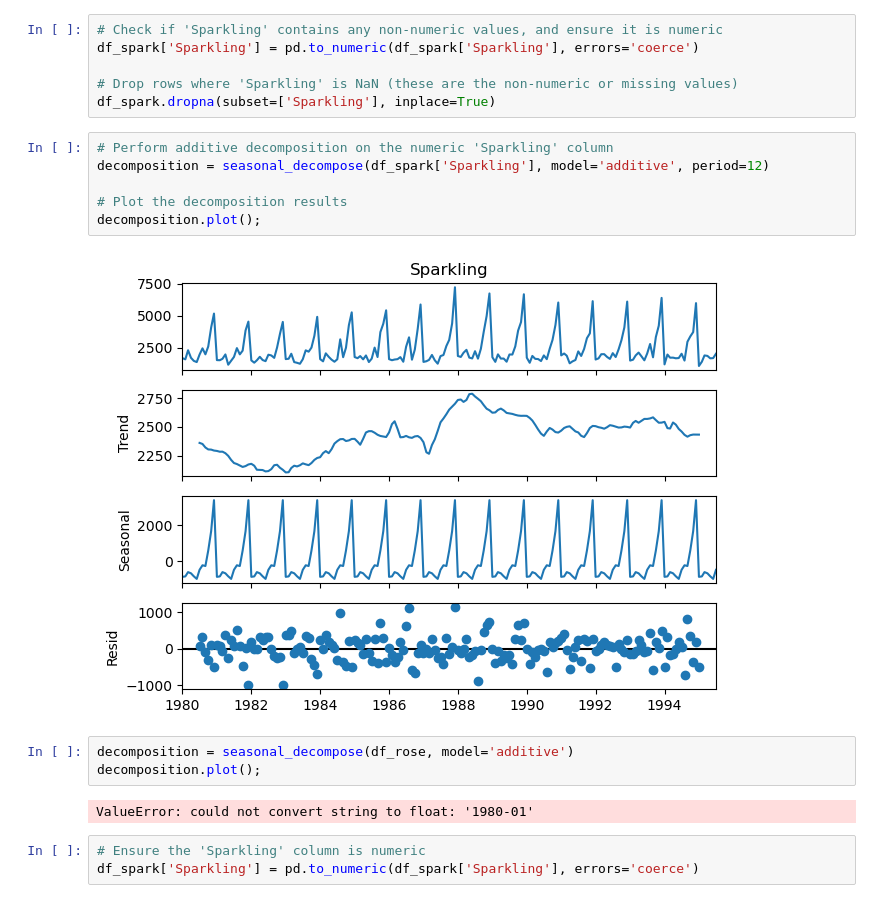
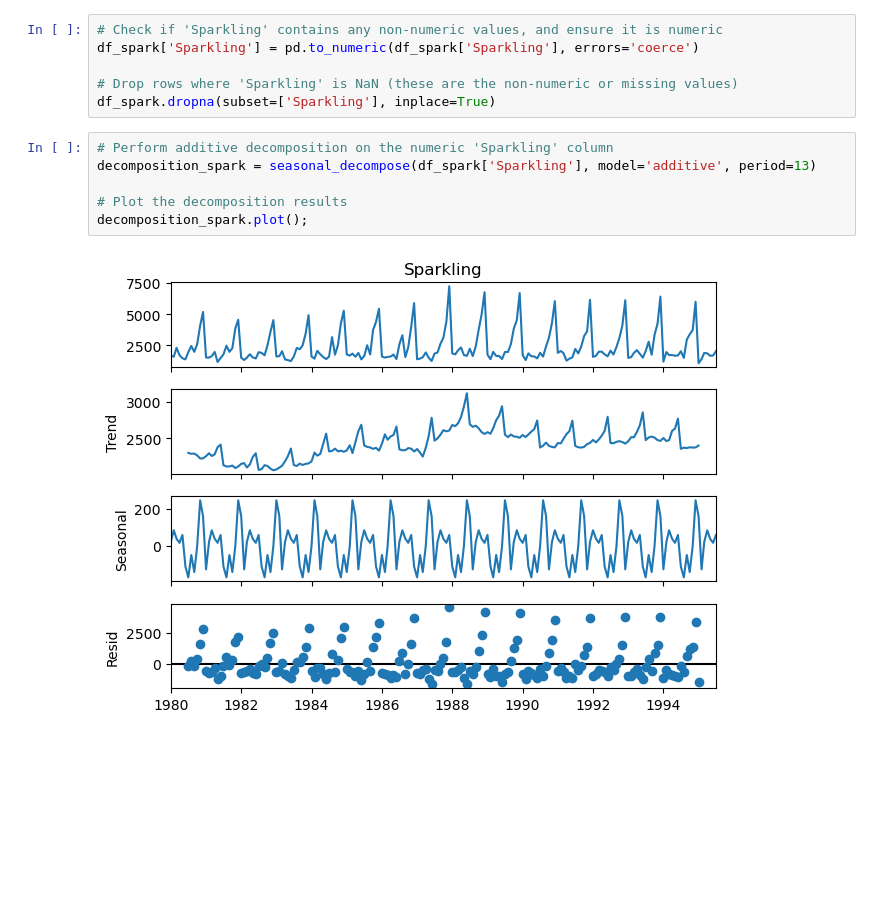
Before and after one commit to Aaryani2024/Time-Forecasting-GL-Project, a Jupyter notebook: Time Forecasting Project.ipynb, the cells around one changed output. Drawn from its saved outputs; the diff is of its cells as text; blank space fills up the shorter version.

```diff
--- a/Time Forecasting Project.ipynb
+++ b/Time Forecasting Project.ipynb
@@ -572,17 +572,9 @@ df_spark['Sparkling'] = pd.to_numeric(df_spark['Sparkling'], errors='coerce')
 df_spark.dropna(subset=['Sparkling'], inplace=True)
 # %%
 # Perform additive decomposition on the numeric 'Sparkling' column
-decomposition = seasonal_decompose(df_spark['Sparkling'], model='additive', period=12)
+decomposition_spark = seasonal_decompose(df_spark['Sparkling'], model='additive', period=13)
 
 # Plot the decomposition results
-decomposition.plot();
+decomposition_spark.plot();
 # %% [output]
-[figure, old version]
+[figure, new version]
-# %%
-decomposition = seasonal_decompose(df_rose, model='additive')
-decomposition.plot();
-# %% [output]
-ValueError: could not convert string to float: '1980-01'
-# %%
-# Ensure the 'Sparkling' column is numeric
-df_spark['Sparkling'] = pd.to_numeric(df_spark['Sparkling'], errors='coerce')
```
Also changed, not shown: parts of 18 cells of this notebook.
